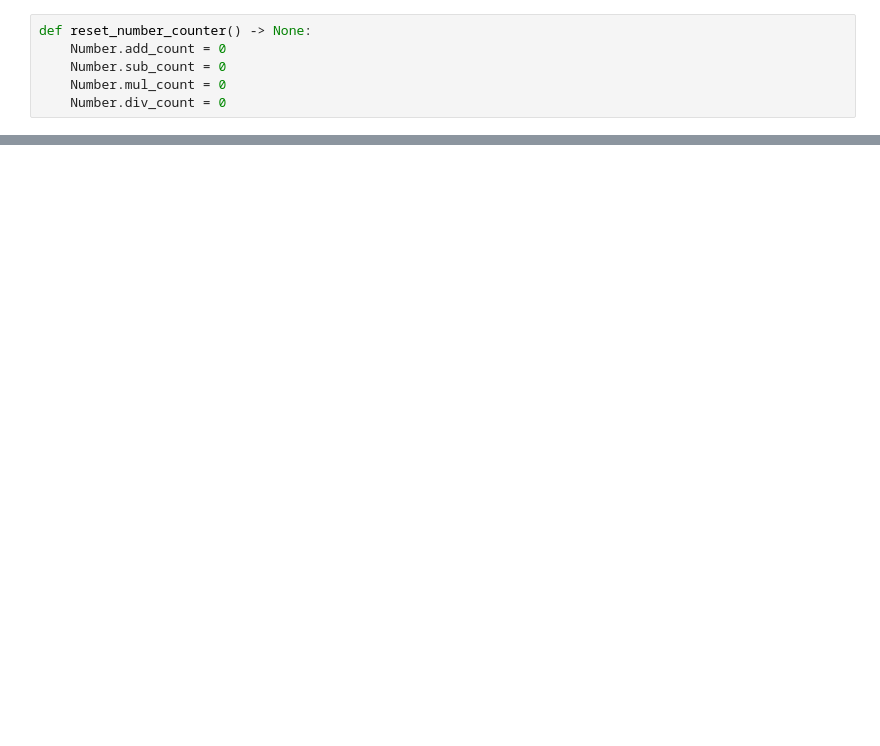
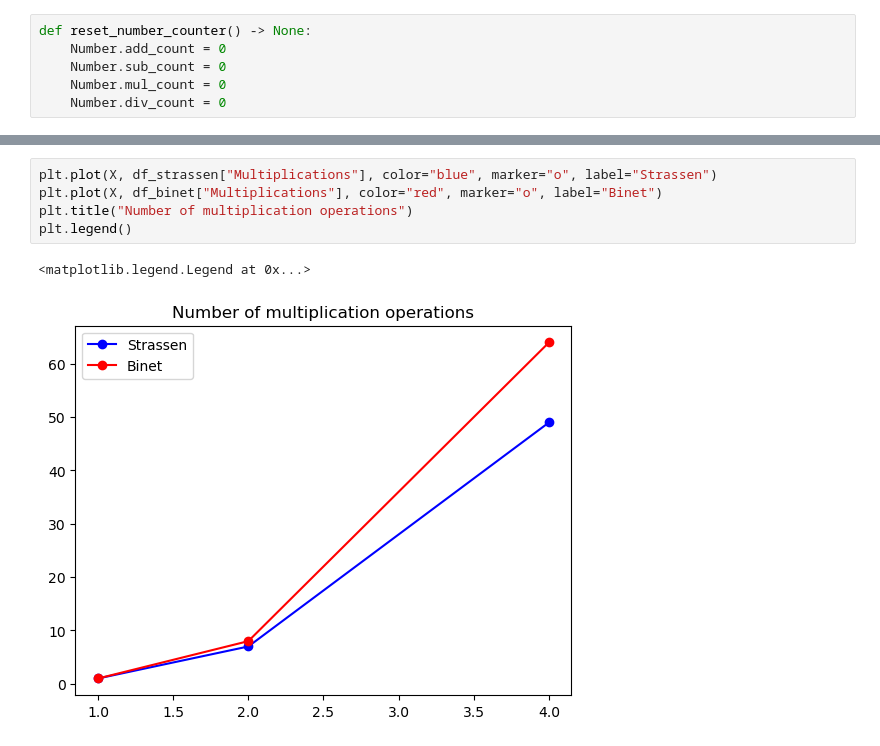
Before and after one commit to akucharsk/Matrix-algorithms, a Jupyter notebook: lab1/main.ipynb, the cells around one changed output, grey strips where cells are left out. Drawn from its saved outputs; the diff is of its cells as text; blank space fills up the shorter version.

```diff
--- a/lab1/main.ipynb
+++ b/lab1/main.ipynb
@@ -70,0 +82,8 @@ plt.legend()
+# %%
+plt.plot(X, df_strassen["Multiplications"], color="blue", marker="o", label="Strassen")
+plt.plot(X, df_binet["Multiplications"], color="red", marker="o", label="Binet")
+plt.title("Number of multiplication operations")
+plt.legend()
+# %% [output]
+<matplotlib.legend.Legend at 0x...>
+[figure, added]
```
Also changed, not shown: parts of 7 cells of this notebook, 4 other files.
